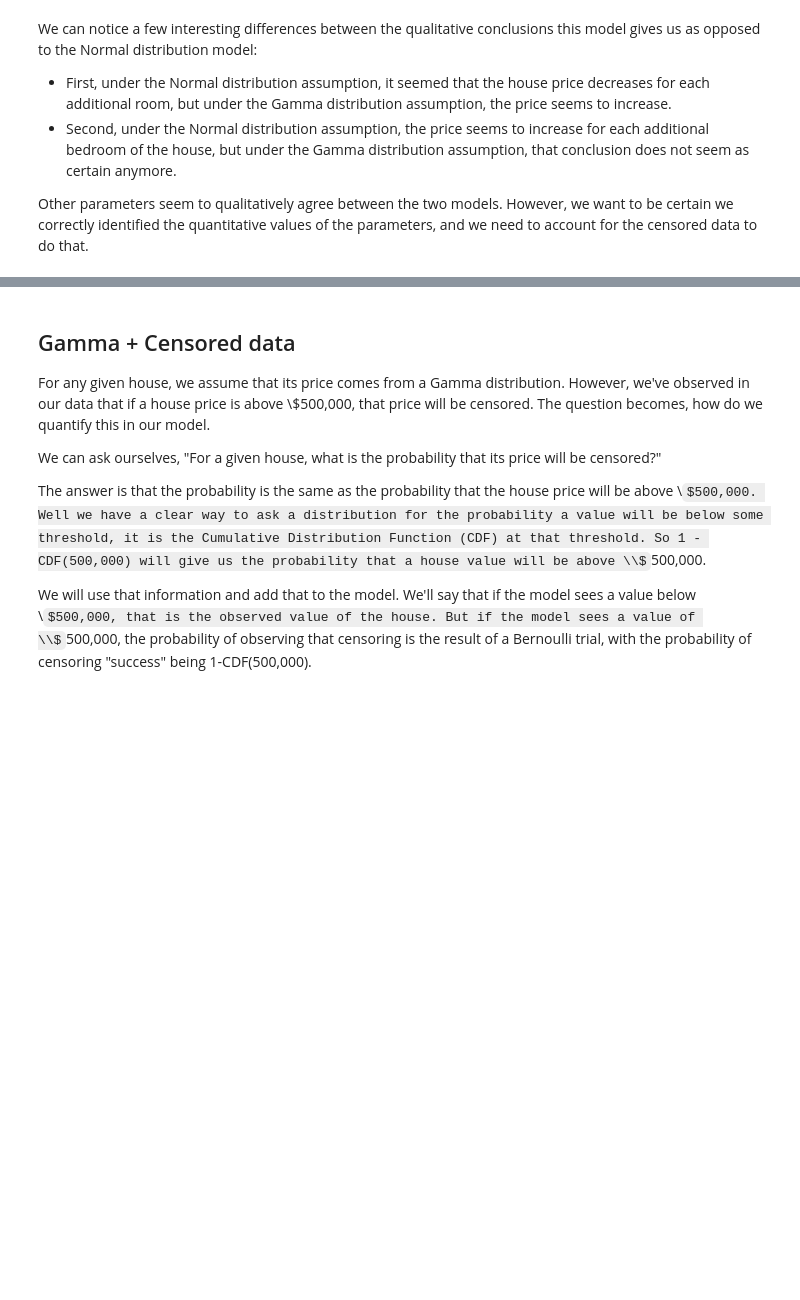
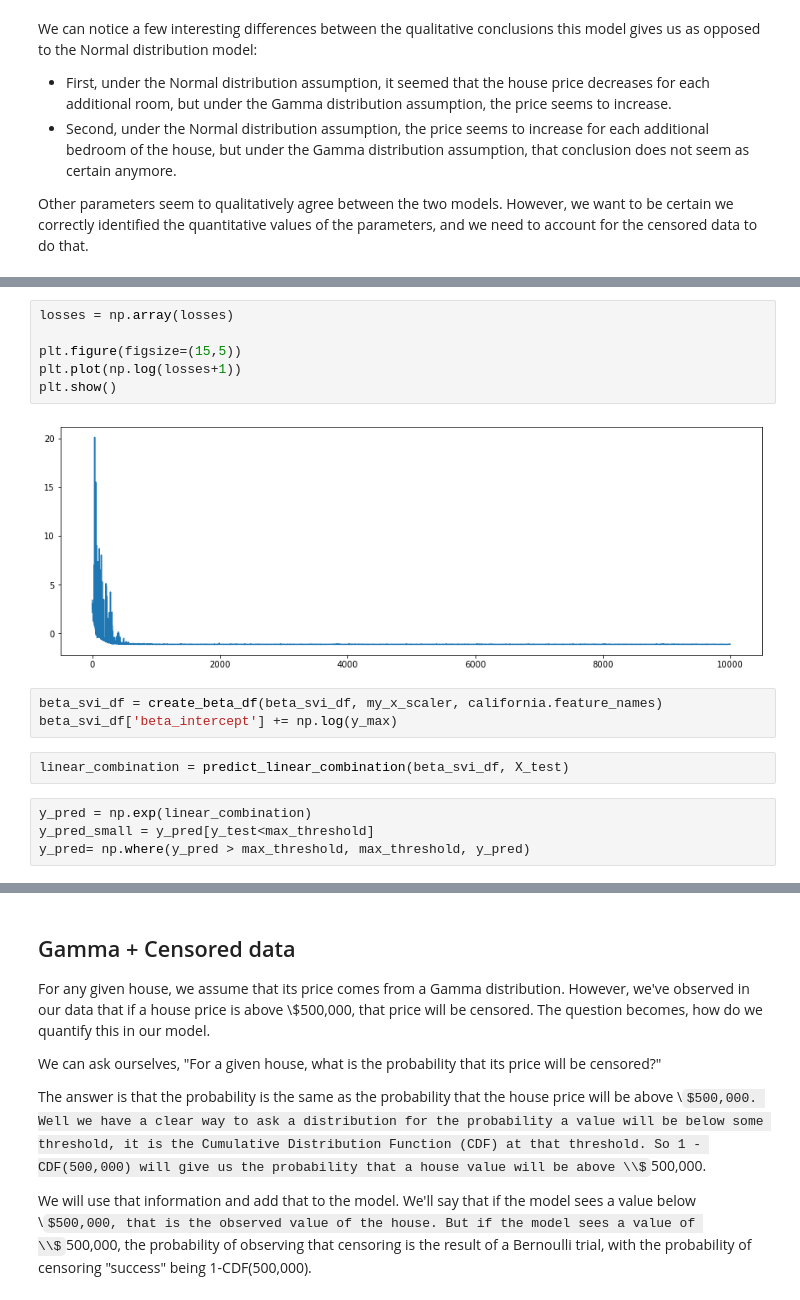
Before and after one commit to bshabashFD/Project-Chronos, a Jupyter notebook: Pyro Tutorial Linear Regression/Pyro Linear Regression.ipynb, the cells around one changed output, grey strips where cells are left out. Drawn from its saved outputs; the diff is of its cells as text; some formulas as TeX source; blank space fills up the shorter version.

```diff
--- a/Pyro Tutorial Linear Regression/Pyro Linear Regression.ipynb
+++ b/Pyro Tutorial Linear Regression/Pyro Linear Regression.ipynb
@@ -676,0 +853,17 @@ Other parameters seem to qualitatively agree between the two models. However, we
+# %%
+losses = np.array(losses)
+
+plt.figure(figsize=(15,5))
+plt.plot(np.log(losses+1))
+plt.show()
+# %% [output]
+[figure, added]
+# %%
+beta_svi_df = create_beta_df(beta_svi_df, my_x_scaler, california.feature_names)
+beta_svi_df['beta_intercept'] += np.log(y_max)
+# %%
+linear_combination = predict_linear_combination(beta_svi_df, X_test)
+# %%
+y_pred = np.exp(linear_combination)
+y_pred_small = y_pred[y_test<max_threshold]
+y_pred= np.where(y_pred > max_threshold, max_threshold, y_pred)
```
Also changed, not shown: parts of 79 cells of this notebook, 1 other file.
